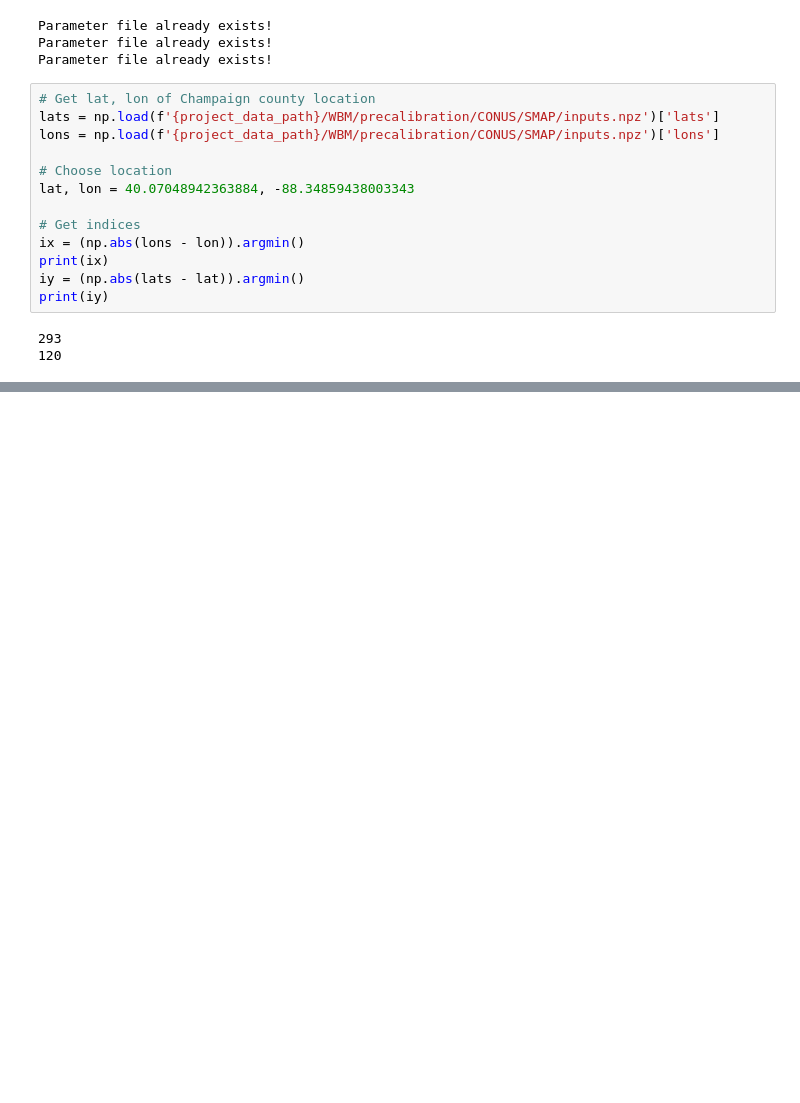
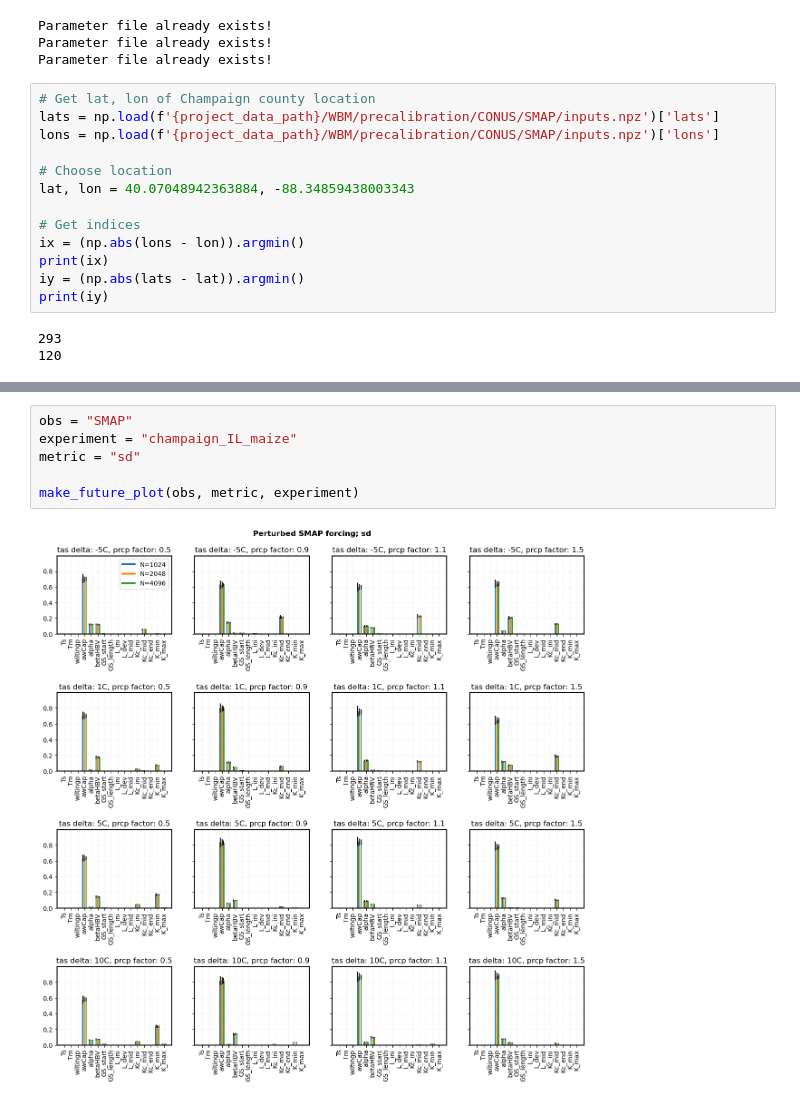
Before and after one commit to david0811/lafferty-etal-2024-tbd, a Jupyter notebook: code/01_WBM_SA.ipynb, the cells around one changed output, grey strips where cells are left out. Saved outputs shown, nothing was run; the diff lists cells and outputs as text; blank space fills up the shorter version.

```diff
--- a/code/01_WBM_SA.ipynb
+++ b/code/01_WBM_SA.ipynb
@@ -386,0 +523,8 @@ champaign_IL_maize_1024_NLDAS_CCtas10prcp0.9
+# %%
+obs = "SMAP"
+experiment = "champaign_IL_maize"
+metric = "sd"
+
+make_future_plot(obs, metric, experiment)
+# %% [output]
+[figure, added]
```
Also changed, not shown: parts of 15 cells of this notebook, 1 other file.
